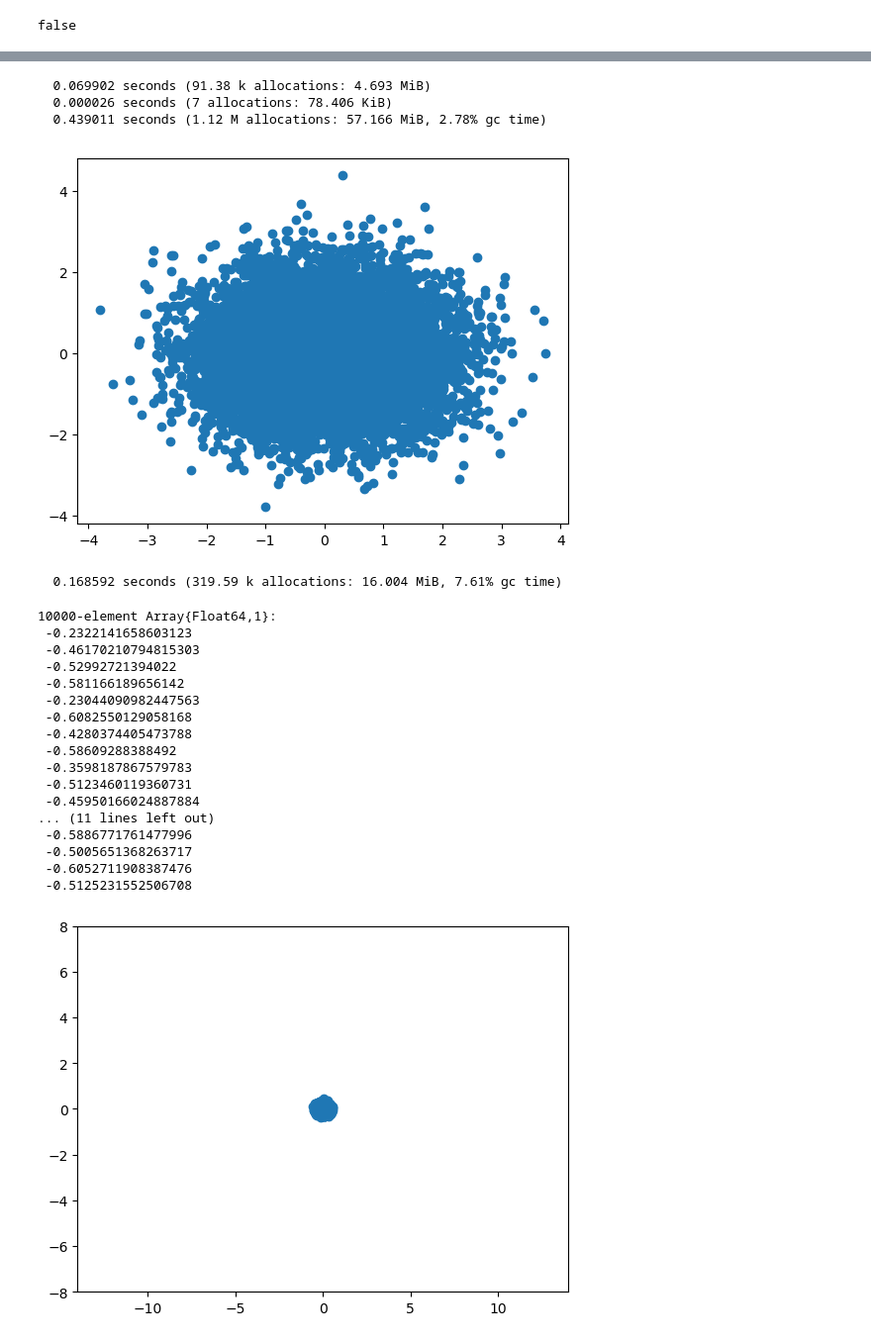
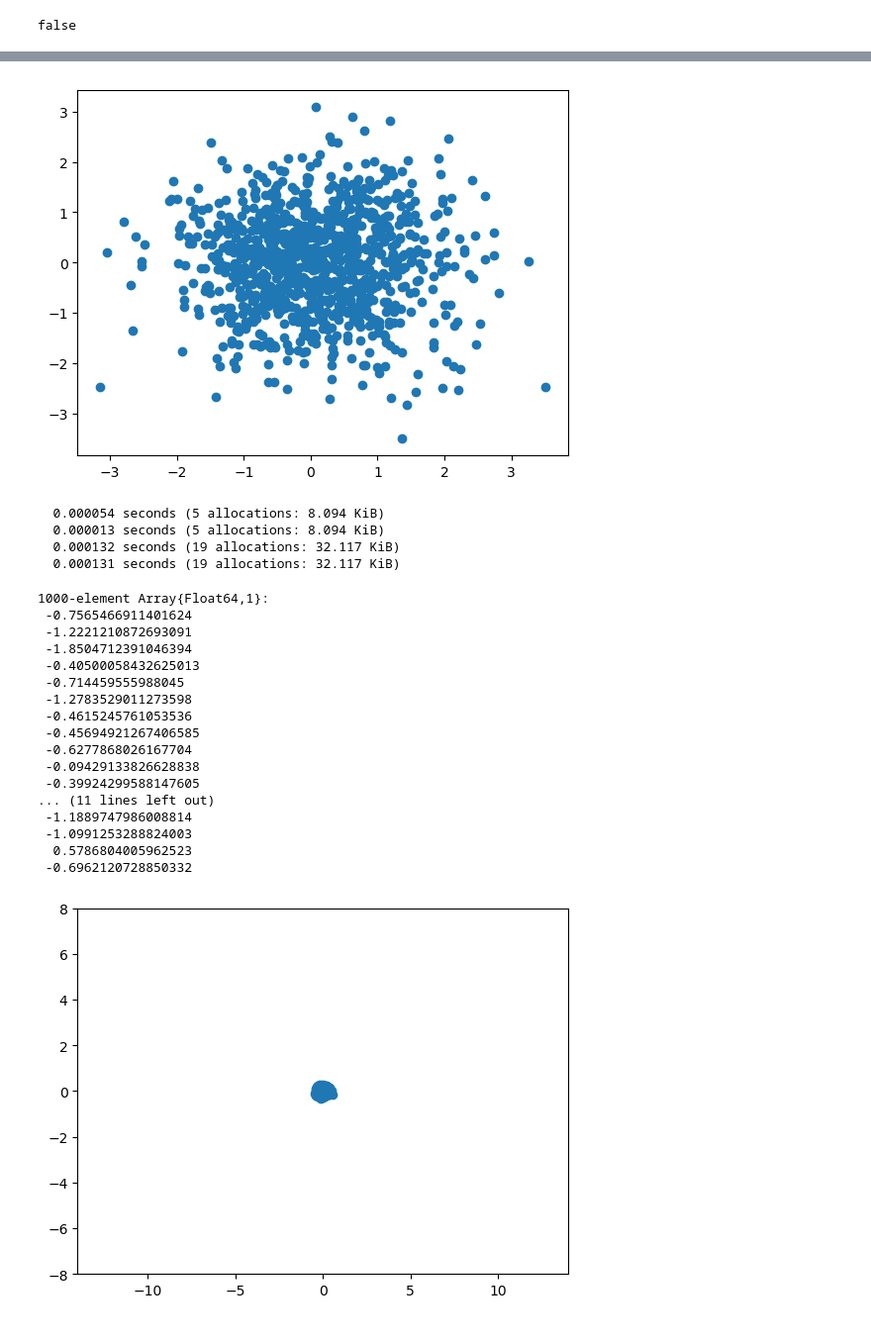
Before and after one commit to spenam/thesis_codes_git, a Jupyter notebook: information.ipynb, the cells around one changed output, grey strips where cells are left out. Shown: that part at 99% size. Saved outputs shown, nothing was run; the diff lists cells and outputs as text; code cells hidden in the pictures.

```diff
--- a/information.ipynb
+++ b/information.ipynb
@@ -24,45 +24,45 @@ println(grid[1][1])
 # %%
-arraysize=10000
+arraysize=1000
 @time u1 = rand(arraysize)
 @time u2 = rand(arraysize)
 @time z0 = map.(sqrt,-2* map.(log,u1)) .*map.(cos,2. *pi*u2)
 @time z1 = map.(sqrt,-2* map.(log,u1)) .*map.(sin,2. *pi*u2)
 scatter(z0,z1)
 
 xz0=z0*0.15
 pz1=z1*0.1
-Xz0=z0 .-10.
-Pz1=z1*0.1 .-0.5
+Xz0=z0*5. .+15.
+Pz1=z1*0.5 .-0.5
 
 #x=x.-8
 #y=rand(Truncated(Normal(0, 1.), -1.5, 1.5), 100)
 #grid=Iterators.product(x,y)
 #grid=collect.(grid)
 #println(grid[1])
 #println(grid[1][1])
 # %% [output]
+[figure, new version]
-  0.069902 seconds (91.38 k allocations: 4.693 MiB)
-  0.000026 seconds (7 allocations: 78.406 KiB)
-  0.439011 seconds (1.12 M allocations: 57.166 MiB, 2.78% gc time)
+  0.000054 seconds (5 allocations: 8.094 KiB)
+  0.000013 seconds (5 allocations: 8.094 KiB)
+  0.000132 seconds (19 allocations: 32.117 KiB)
+  0.000131 seconds (19 allocations: 32.117 KiB)
-[figure, old version]
-  0.168592 seconds (319.59 k allocations: 16.004 MiB, 7.61% gc time)
+1000-element Array{Float64,1}:
+ -0.7565466911401624
+ -1.2221210872693091
+ -1.8504712391046394
+ -0.40500058432625013
+ -0.714459555988045
+ -1.2783529011273598
+ -0.4615245761053536
+ -0.45694921267406585
+ -0.6277868026167704
+ -0.09429133826628838
+ -0.39924299588147605
+... (11 lines left out)
+ -1.1889747986008814
+ -1.0991253288824003
+  0.5786804005962523
+ -0.6962120728850332
-10000-element Array{Float64,1}:
- -0.2322141658603123
- -0.46170210794815303
- -0.52992721394022
- -0.581166189656142
- -0.23044090982447563
- -0.6082550129058168
- -0.4280374405473788
- -0.58609288388492
- -0.3598187867579783
- -0.5123460119360731
- -0.45950166024887884
-... (11 lines left out)
- -0.5886771761477996
- -0.5005651368263717
- -0.6052711908387476
- -0.5125231552506708
 # %%
 scatter(xz0,pz1)
 ylim(-8,8)
```
Also changed, not shown: parts of 4 cells of this notebook, 47 other files.
